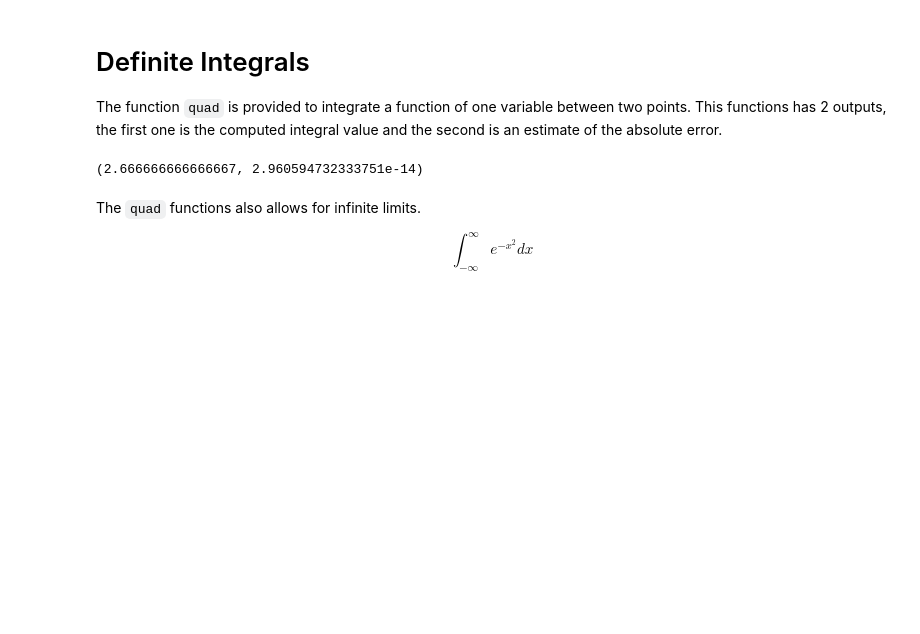
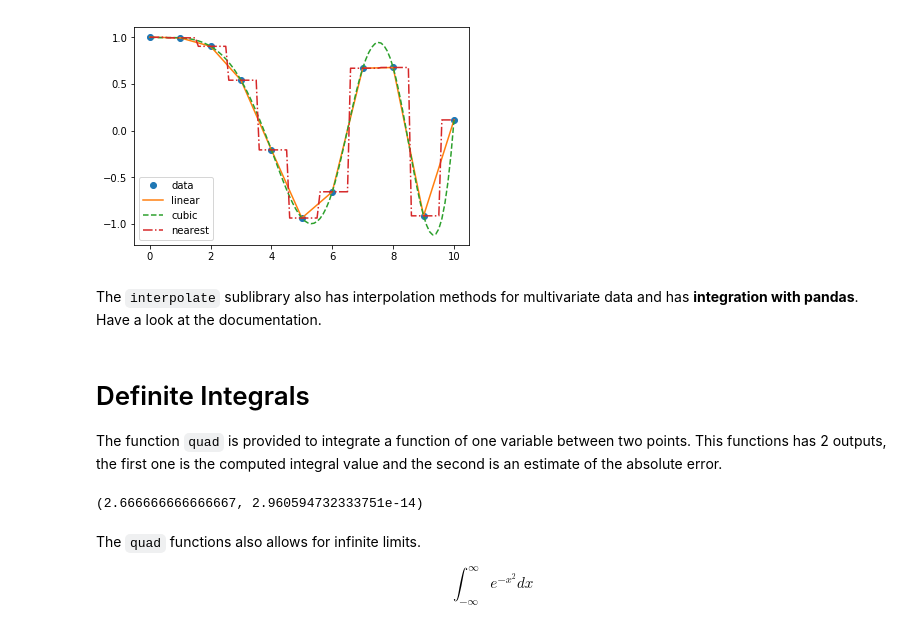
Before and after one commit to Finance-Hub/FinanceHub, a Jupyter notebook: fhnotebooks/Introduction to Python/Section 03 - SciPy.ipynb, the cells around one changed output. Drawn from its saved outputs; the diff is of its cells as text; code cells hidden in the pictures; blank space fills up the shorter version.

```diff
--- a/fhnotebooks/Introduction to Python/Section 03 - SciPy.ipynb
+++ b/fhnotebooks/Introduction to Python/Section 03 - SciPy.ipynb
@@ -10,0 +44,3 @@ import matplotlib.pyplot as plt
+# %%
+xnew = np.linspace(0, 10, num=101, endpoint=True)
+xnew
@@ -11,3 +58,11 @@ import matplotlib.pyplot as plt
+# %%
+plt.plot(x, y, 'o', xnew, f1(xnew), '-', xnew, f2(xnew), '--', xnew, f3(xnew), '-.')
+plt.legend(['data', 'linear', 'cubic', 'nearest'], loc='best')
+plt.show()
+# %% [output]
+[figure, added]
+# %% [markdown]
+The `interpolate` sublibrary also has interpolation methods for multivariate data and has **integration with pandas**. Have a look at the documentation.
 # %% [markdown]
 # Definite Integrals
 The function `quad` is provided to integrate a function of one variable between two points. This functions has 2 outputs, the first one is the computed integral value and the second is an estimate of the absolute error.
```
Also changed, not shown: parts of 60 cells of this notebook, 5 other files.
